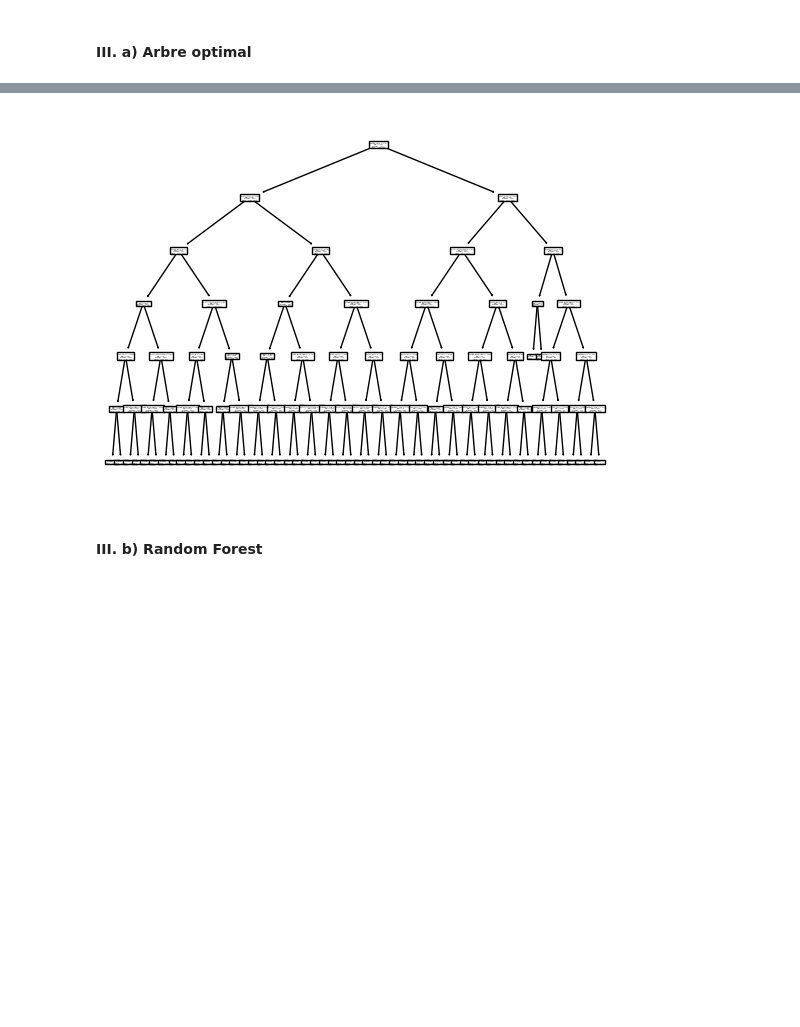
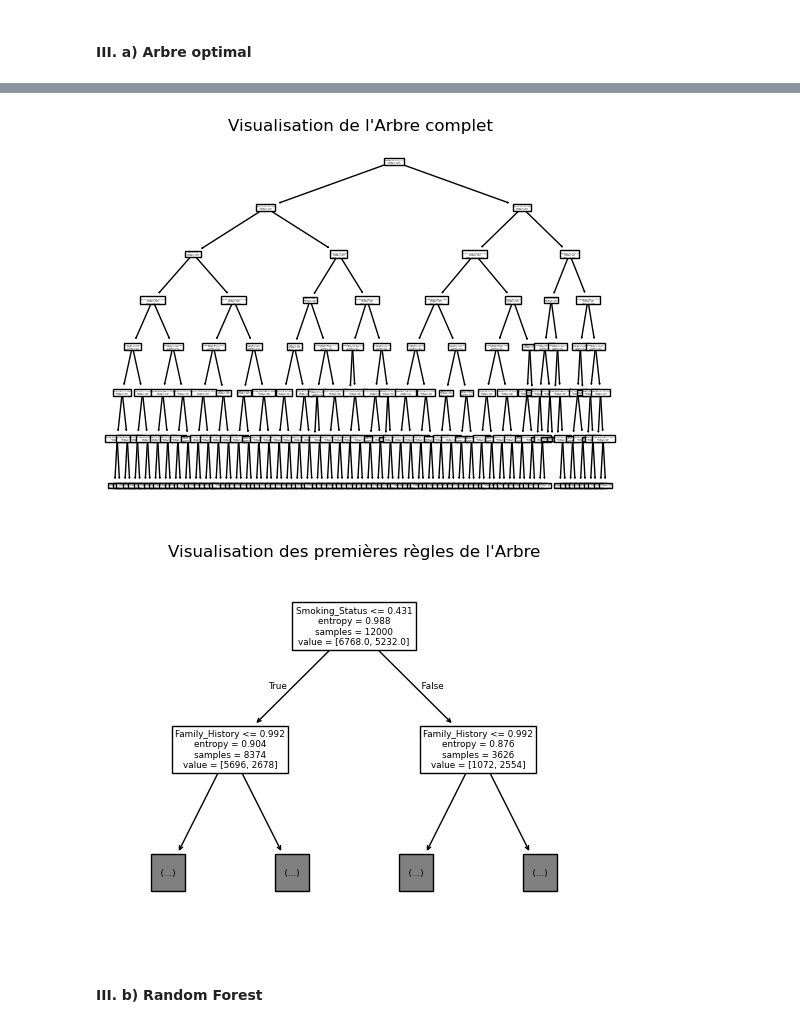
Before and after one commit to clairesn23/machine_learning, a Jupyter notebook: Projet_Python.ipynb, the cells around one changed output, grey strips where cells are left out. Saved outputs shown, nothing was run; the diff lists cells and outputs as text; code cells hidden in the pictures; blank space fills up the shorter version.

Commit message:
Ajout commentaires classif

```diff
--- a/Projet_Python.ipynb
+++ b/Projet_Python.ipynb
@@ -261,10 +310,10 @@ plt.show()
 # %%
-#On est obligé de ré entrainer un modele afin de récupérer les valeurs des coeff pour chaque C
+# Nous sommes obligés d'entraîner à nouveau un modèle afin de récupérer les valeurs des coefficients pour chaque C
 Cs = [0.0001,0.001,0.005,0.009,0.01,0.011,0.05,0.07,0.1,0.3,0.5,0.7,1,1.2,1.5,1.7,2,3,4,4.5,5]  #on rajoute 0.0001,0.001, et ,4.5,5 pour la visualisation
 coefs = []
 
 for C in Cs:
-    clf = LogisticRegression(penalty="l1", solver="liblinear", C=C)
+    clf = LogisticRegression(l1_ratio=1, solver="liblinear", C=C)
     clf.fit(Xr_train_c, y_train_c)
     coefs.append(clf.coef_.ravel())
 
@@ -475,9 +540,7 @@ plt.show()
 # %%
+from sklearn.tree import DecisionTreeClassifier
+
 # Optimisation de la profondeur de l'arbre
-param=[{"max_depth":list(range(2,15))}]
+param={"max_depth": list(range(2,15)), "criterion": ["gini", "entropy"], "min_samples_leaf": list(range(2,6))}
 tree= GridSearchCV(DecisionTreeClassifier(),param,cv=10,n_jobs=-1)
 treeOpt=tree.fit(Xr_train_c, y_train_c)
-
-
-print(f"Meilleure profondeur (Arbre Optimal): {treeOpt.best_params_['max_depth']}")
-print(f"Accuracy CV (train, Arbre Optimal): {treeOpt.best_score_*100:.4f}%")
@@ -497,15 +581,19 @@ row_0
 # %%
 from sklearn.tree import plot_tree
 
-treeG=DecisionTreeClassifier(max_depth=treeOpt.best_params_['max_depth'])
-treeG.fit(Xr_train_c,y_train_c)
-plot_tree(treeG,feature_names=df_cls.columns.tolist());
+# Affichage de l'arbre entier
+plot_tree(treeOpt.best_estimator_,feature_names=df_cls.columns.tolist())
+plt.title("Visualisation de l'Arbre complet")
 plt.show()
 
 
-#On voit rien...
+# Affichage du début de l'arbre
+plot_tree(treeOpt.best_estimator_,feature_names=df_cls.columns.tolist(), max_depth=1)
+plt.title("Visualisation des premières règles de l'Arbre")
+plt.show()
 # %% [output]
-[figure, old version]
+[figure, new version]
+[figure, added]
 # %% [markdown]
 #### III. b) Random Forest
 # %%
```
Also changed, not shown: parts of 37 cells of this notebook.
